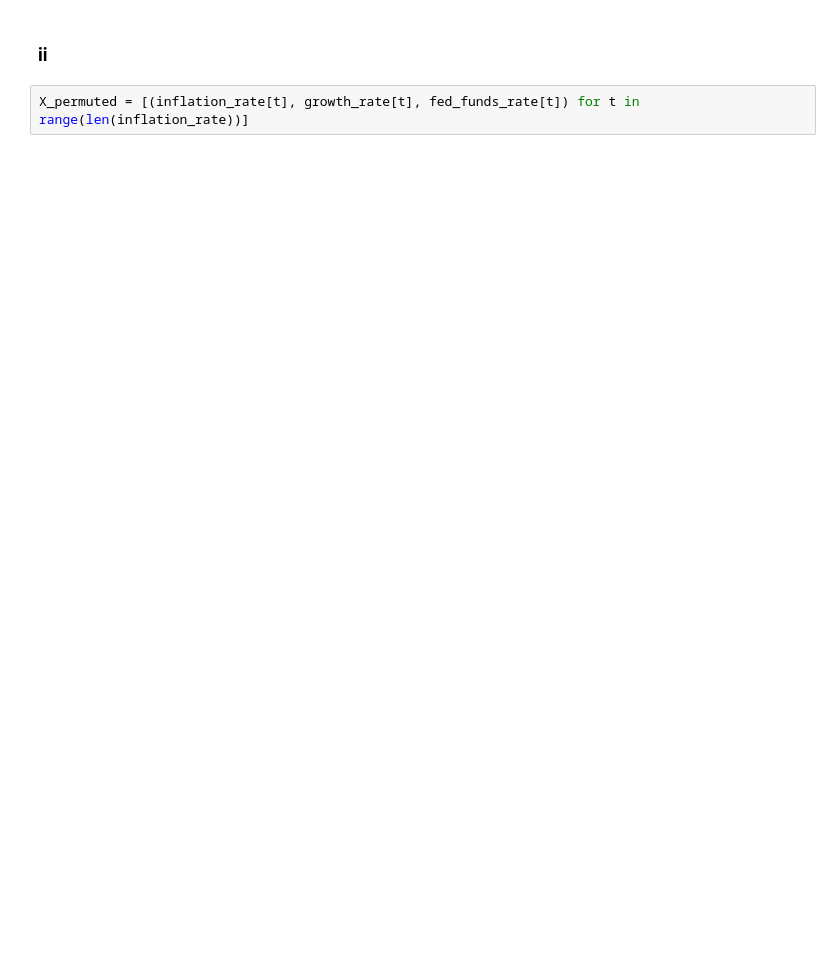
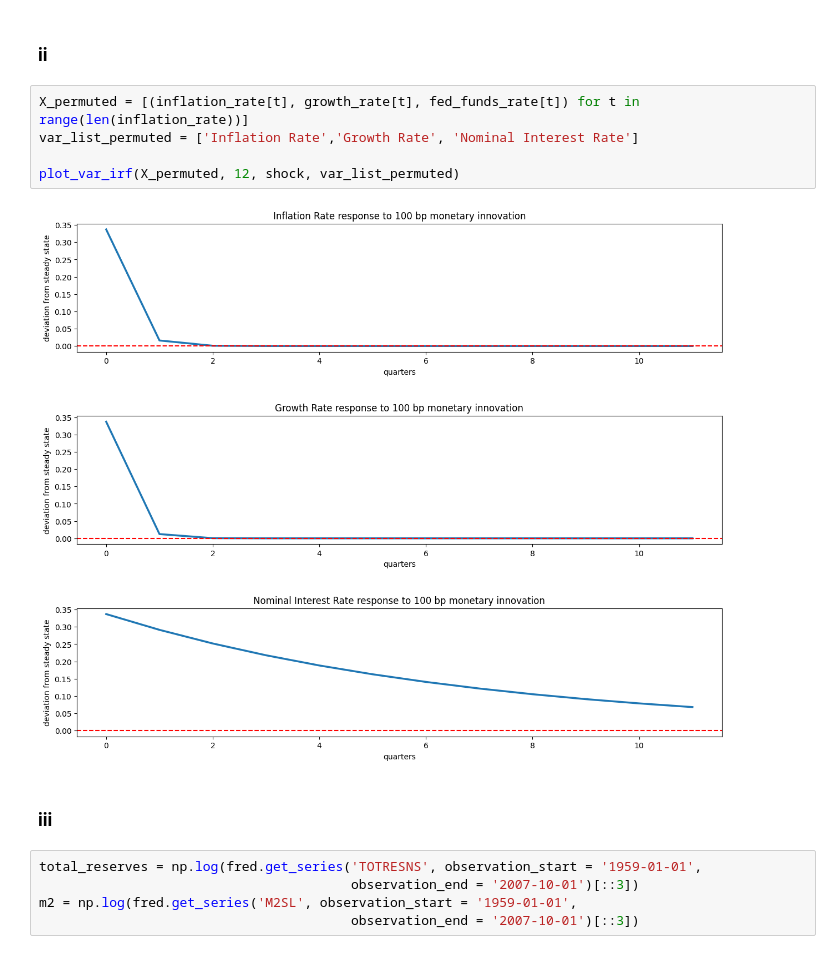
Before and after one commit to sthau/econ-212, a Jupyter notebook: macro_3/macro_3.ipynb, the cells around one changed output. Saved outputs shown, nothing was run; the diff lists cells and outputs as text; blank space fills up the shorter version.

```diff
--- a/macro_3/macro_3.ipynb
+++ b/macro_3/macro_3.ipynb
@@ -69,3 +70,15 @@ plot_var_irf(X, 8, shock, var_list)
 ### ii
 # %%
 X_permuted = [(inflation_rate[t], growth_rate[t], fed_funds_rate[t]) for t in range(len(inflation_rate))]
+var_list_permuted = ['Inflation Rate','Growth Rate', 'Nominal Interest Rate']
+
+plot_var_irf(X_permuted, 12, shock, var_list_permuted)
+# %% [output]
+[figure, added]
+# %% [markdown]
+### iii
+# %%
+total_reserves = np.log(fred.get_series('TOTRESNS', observation_start = '1959-01-01',
+                                        observation_end = '2007-10-01')[::3])
+m2 = np.log(fred.get_series('M2SL', observation_start = '1959-01-01',
+                                        observation_end = '2007-10-01')[::3])
```
Also changed, not shown: parts of 6 cells of this notebook.
